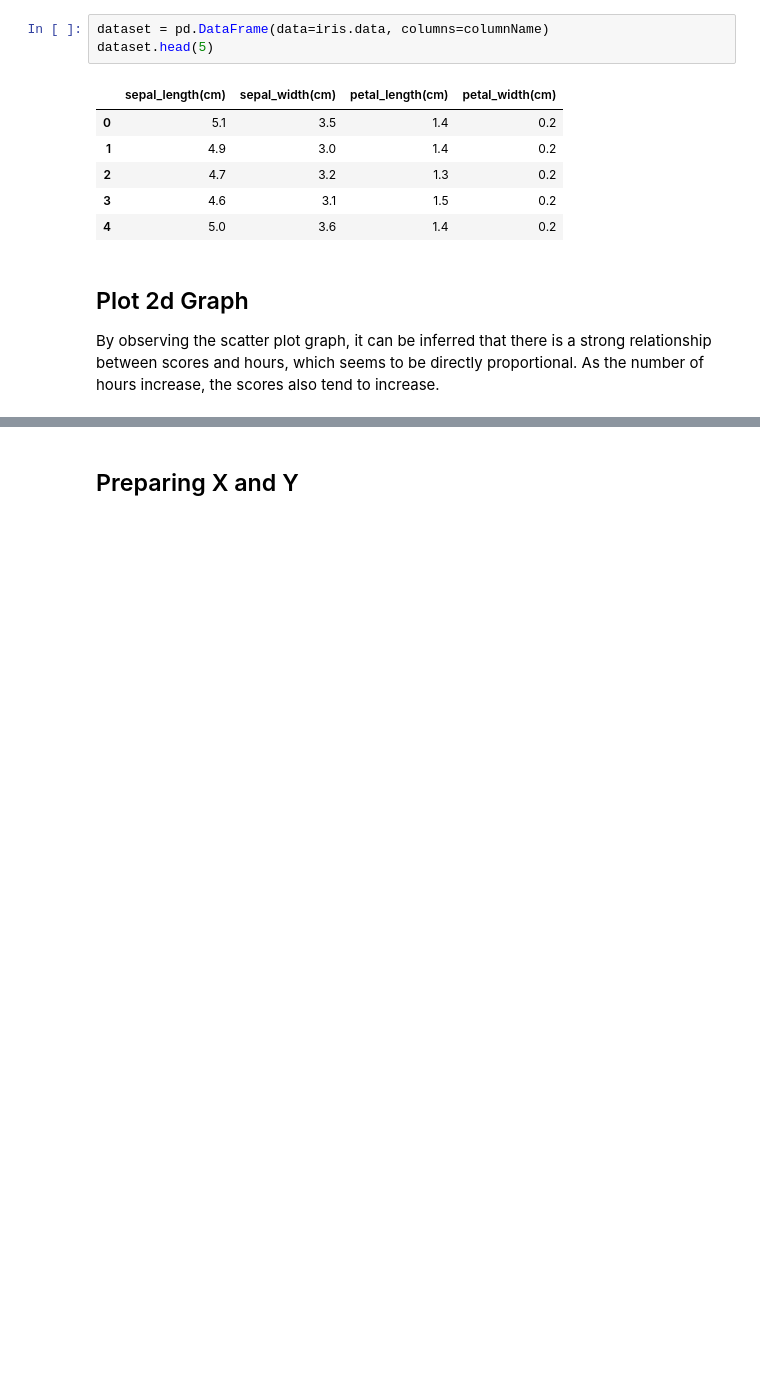
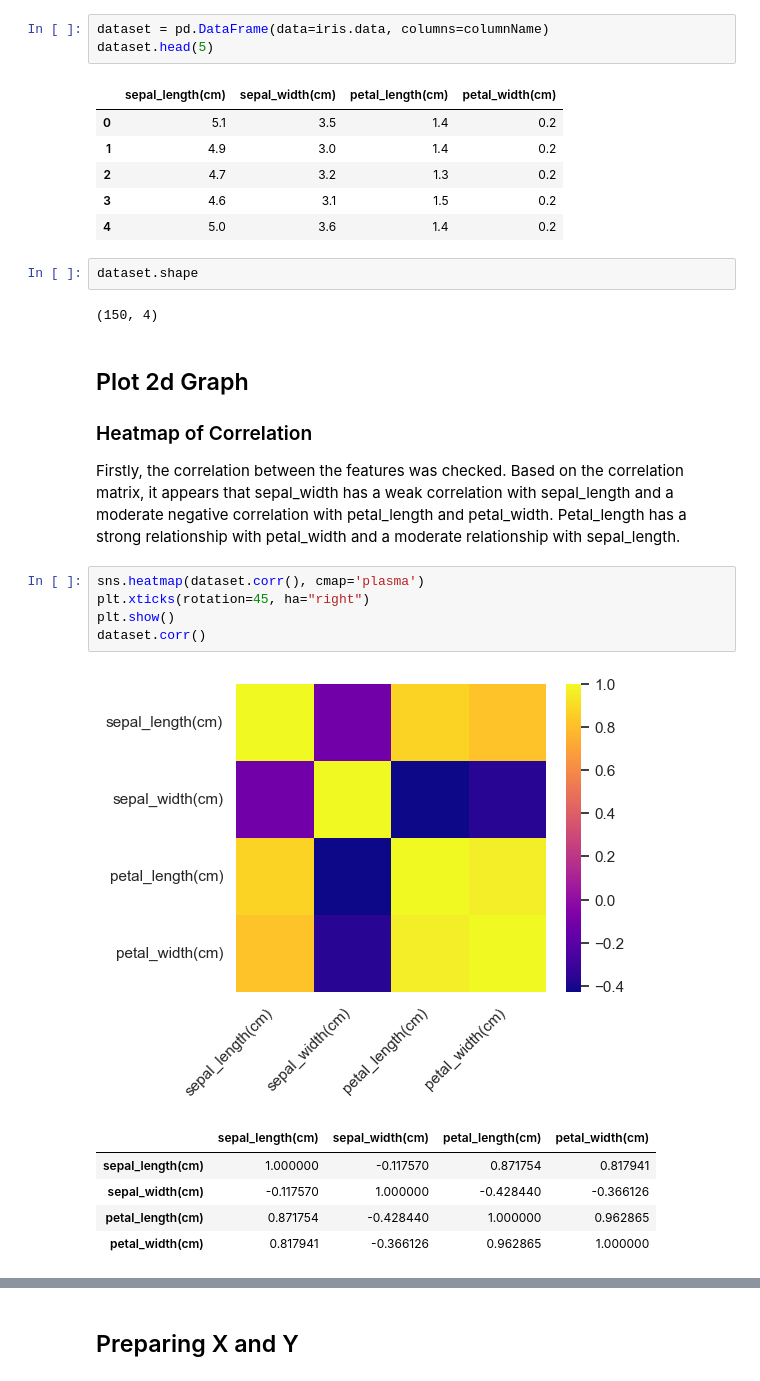
Before and after one commit to umar-anzar/spark-foundation-internship-datascience, a Jupyter notebook: Task2/PredictionUsingUnsupervisedML.ipynb, the cells around one changed output, grey strips where cells are left out. Saved outputs shown, nothing was run; the diff lists cells and outputs as text; blank space fills up the shorter version.

```diff
--- a/Task2/PredictionUsingUnsupervisedML.ipynb
+++ b/Task2/PredictionUsingUnsupervisedML.ipynb
@@ -55,6 +64,24 @@ dataset.head(5)
 | 2 | 4.7 | 3.2 | 1.3 | 0.2 |
 | 3 | 4.6 | 3.1 | 1.5 | 0.2 |
 | 4 | 5.0 | 3.6 | 1.4 | 0.2 |
+# %%
+dataset.shape
+# %% [output]
+(150, 4)
 # %% [markdown]
 ## Plot 2d Graph
-By observing the scatter plot graph, it can be inferred that there is a strong relationship between scores and hours, which seems to be directly proportional. As the number of hours increase, the scores also tend to increase.
+
+### Heatmap of Correlation
+Firstly, the correlation between the features was checked. Based on the correlation matrix, it appears that sepal_width has a weak correlation with sepal_length and a moderate negative correlation with petal_length and petal_width. Petal_length has a strong relationship with petal_width and a moderate relationship with sepal_length.
+# %%
+sns.heatmap(dataset.corr(), cmap='plasma')
+plt.xticks(rotation=45, ha="right")
+plt.show()
+dataset.corr()
+# %% [output]
+[figure, added]
+|  | sepal_length(cm) | sepal_width(cm) | petal_length(cm) | petal_width(cm) |
+| sepal_length(cm) | 1.000000 | -0.117570 | 0.871754 | 0.817941 |
+| sepal_width(cm) | -0.117570 | 1.000000 | -0.428440 | -0.366126 |
+| petal_length(cm) | 0.871754 | -0.428440 | 1.000000 | 0.962865 |
+| petal_width(cm) | 0.817941 | -0.366126 | 0.962865 | 1.000000 |
```
Also changed, not shown: parts of 9 cells of this notebook.
